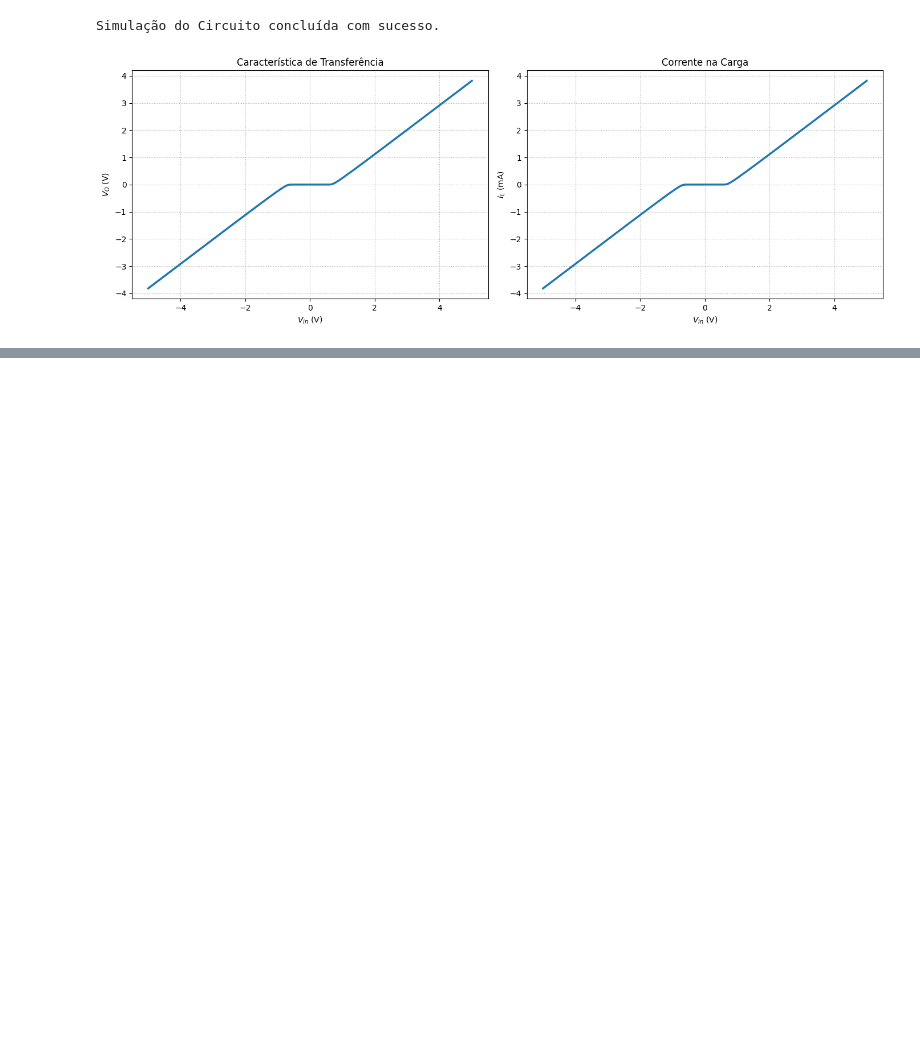
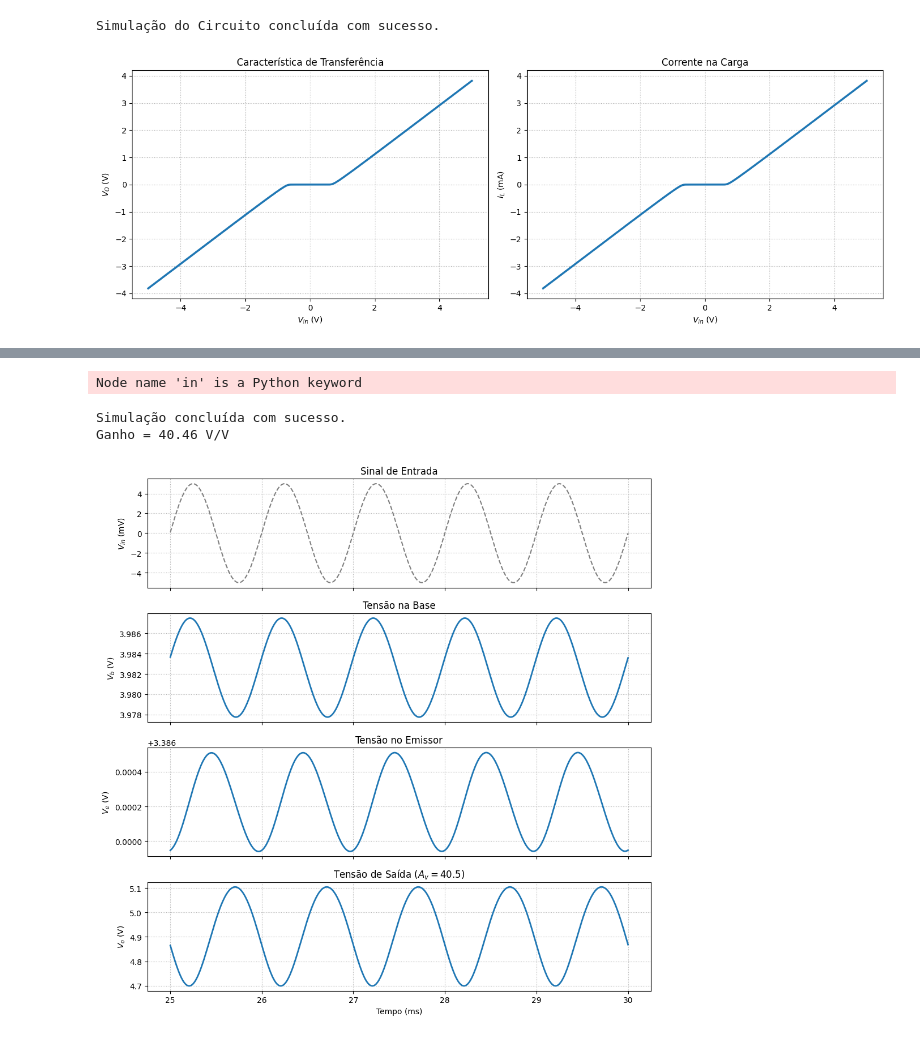
Before and after one commit to joaocolombari/eletronicos_i_prova, a Jupyter notebook: main.ipynb, the cells around one changed output, grey strips where cells are left out. Cells and saved outputs as stored; diff of their text form; code cells hidden in the pictures; blank space fills up the shorter version.

```diff
--- a/main.ipynb
+++ b/main.ipynb
@@ -337,0 +474,51 @@ Se tiver sem tempo para calcular fala que vai ficar proxima de $r_\pi$
+# %%
+# Simulação transiente pras formas de onda.
+analysis = (SpiceParser(path='netlists/q5/circuit.net').build_circuit().simulator().transient(step_time=10e-6,end_time=30e-3,use_initial_condition=False,start_time=25e-3))
+
+print("Simulação concluída com sucesso.")
+
+# Tempo (ms)
+t = np.array(analysis.time) * 1000
+
+# Tensões
+vin  = np.array(analysis['in'])
+vb   = np.array(analysis['n001'])
+ve   = np.array(analysis['n002'])
+vo   = np.array(analysis['out'])
+
+# Ganho (pico a pico)
+Av = (vo.max() - vo.min()) / (vin.max() - vin.min())
+
+print(f"Ganho = {Av:.2f} V/V")
+
+# Plota
+fig, axs = plt.subplots(4, 1, figsize=(10, 10), sharex=True)
+
+axs[0].plot(t, vin*1000, '--', color='gray', linewidth=1.5)
+axs[0].set_ylabel('$V_{in}$ (mV)')
+axs[0].set_title('Sinal de Entrada')
+axs[0].grid(True, linestyle=':')
+
+axs[1].plot(t, vb, linewidth=2)
+axs[1].set_ylabel('$V_b$ (V)')
+axs[1].set_title('Tensão na Base')
+axs[1].grid(True, linestyle=':')
+
+axs[2].plot(t, ve, linewidth=2)
+axs[2].set_ylabel('$V_e$ (V)')
+axs[2].set_title('Tensão no Emissor')
+axs[2].grid(True, linestyle=':')
+
+axs[3].plot(t, vo, linewidth=2)
+axs[3].set_ylabel('$V_o$ (V)')
+axs[3].set_xlabel('Tempo (ms)')
+axs[3].set_title(f'Tensão de Saída ($A_v={Av:.1f}$)')
+axs[3].grid(True, linestyle=':')
+
+plt.tight_layout()
+plt.show()
+# %% [output]
+Node name 'in' is a Python keyword
+Simulação concluída com sucesso.
+Ganho = 40.46 V/V
+[figure, added]
```
Also changed, not shown: parts of 4 cells of this notebook, 11 other files.
